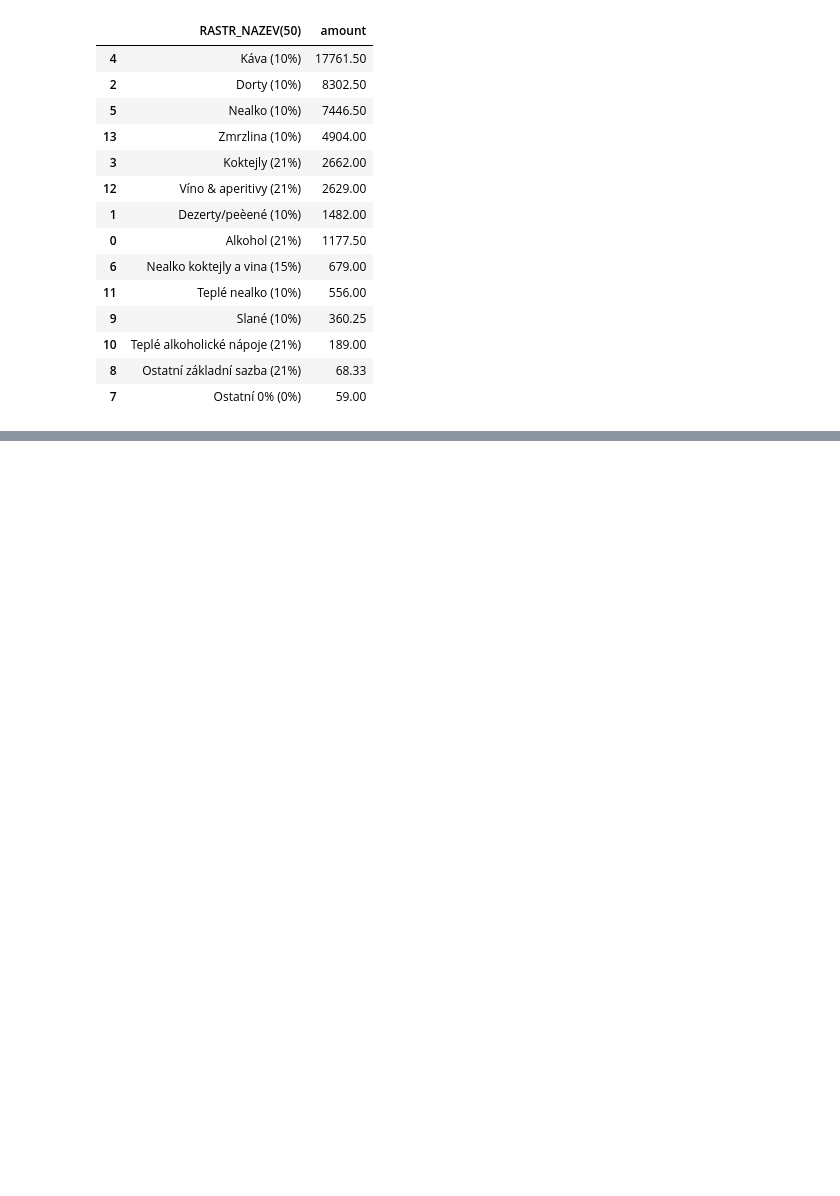
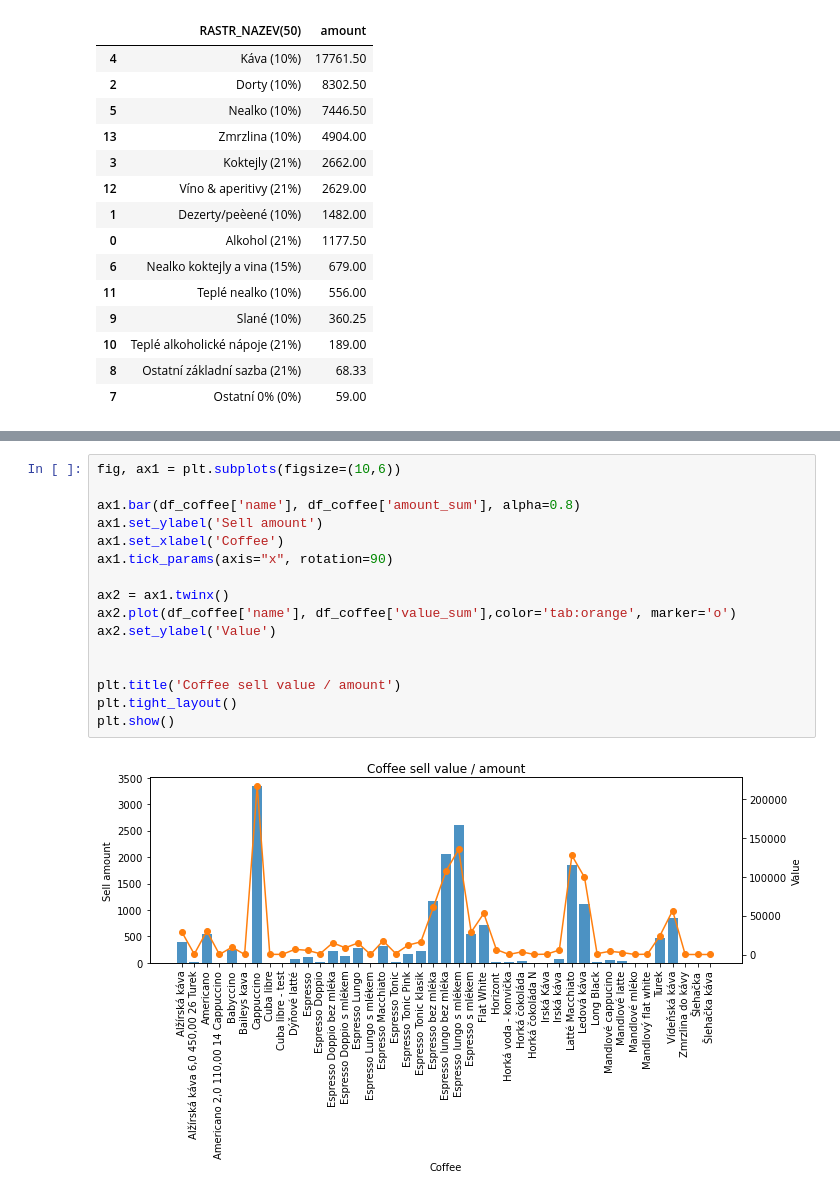
Before and after one commit to AdamLazil/Coffee_house_data, a Jupyter notebook: rastrQuickOverview.ipynb, the cells around one changed output, grey strips where cells are left out. Cells and saved outputs as stored; diff of their text form; blank space fills up the shorter version.

Commit message:
working on graphs

```diff
--- a/rastrQuickOverview.ipynb
+++ b/rastrQuickOverview.ipynb
@@ -165,0 +148,18 @@ plt.show()
+# %%
+fig, ax1 = plt.subplots(figsize=(10,6))
+
+ax1.bar(df_coffee['name'], df_coffee['amount_sum'], alpha=0.8)
+ax1.set_ylabel('Sell amount')
+ax1.set_xlabel('Coffee')
+ax1.tick_params(axis="x", rotation=90)
+
+ax2 = ax1.twinx()
+ax2.plot(df_coffee['name'], df_coffee['value_sum'],color='tab:orange', marker='o')
+ax2.set_ylabel('Value')
+
+
+plt.title('Coffee sell value / amount')
+plt.tight_layout()
+plt.show()
+# %% [output]
+[figure, added]
```
Also changed, not shown: parts of 13 cells of this notebook.
